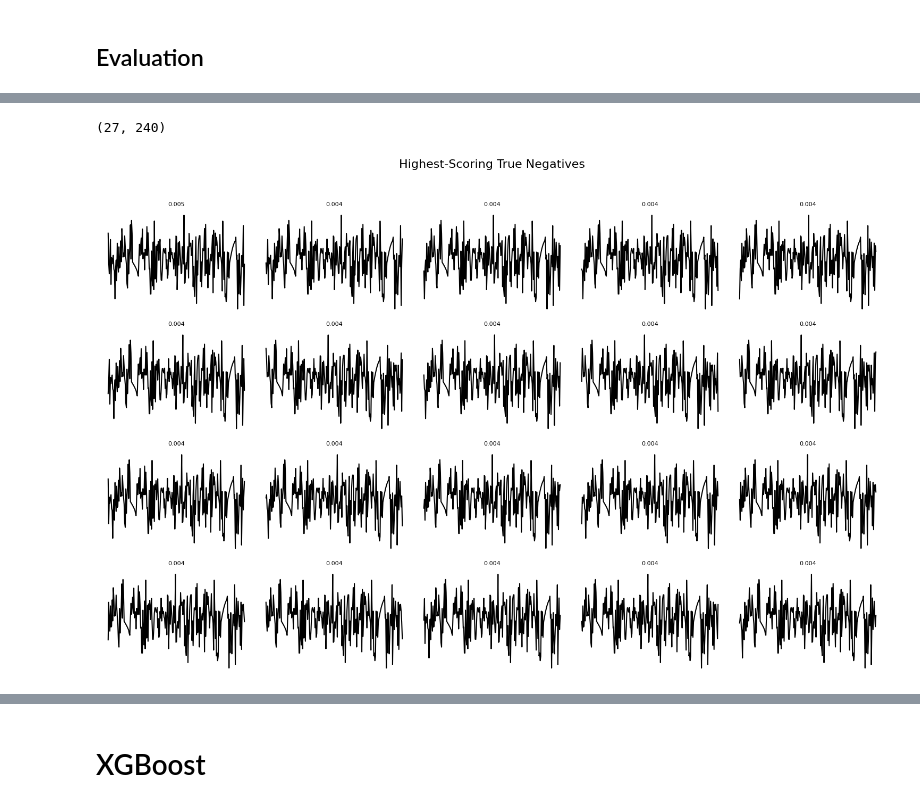
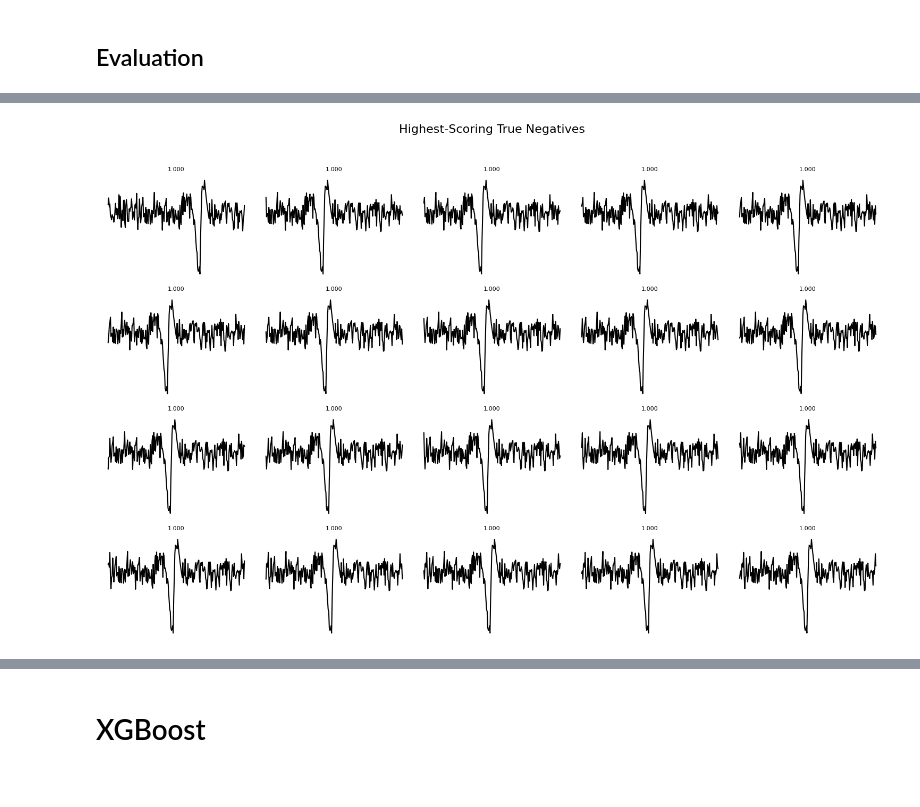
Before and after one commit to sfremy/astro_tools, a Jupyter notebook: prefold_automated.ipynb, the cells around one changed output, grey strips where cells are left out. Cells and saved outputs as stored; diff of their text form; code cells hidden in the pictures.

```diff
--- a/prefold_automated.ipynb
+++ b/prefold_automated.ipynb
@@ -519,20 +729,20 @@ k1647 = np.array([-3.0018, 1104.9510, 1109.2612]) + 167 # BJD - 2455000
 # Numerical values for Kepler-16 were not provided.
 # Dynamical model indicates 3 transits for Kepler-34 and 4 for Kepler-35, but this is neither confirmed nor complete.
 
-time_dict = {12351927: k413,
-             9632895: k453, # Check secondary eclipse
-             4862625: k64, # Incomplete
-             6504534: k1661, #PROBLEM - Convolution
-             6762829: k38, # Incomplete
-             10020423: k47,
-             5473556: k1647} #PROBLEM - Convolution
+time_dict = {12351927: k413, # Captured half of transits, weird irregularity at one segment break
+             9632895: k453, # Some noisy areas triggered it
+             4862625: k64, # Good except for some segment irregularities
+             6504534: k1661, # Good except for weird dip
+             6762829: k38, # Lost all, issue with broken segment
+             10020423: k47, # Recovered best 1/3 transits
+             5473556: k1647} # Good except for weird dip at start
 
 eb_df = pd.read_csv('keplerebs.villanova.edu', skiprows=7).drop_duplicates(subset=['#KIC'])
 
-kic = 5473556
+kic = 12351927
 
-t, f, ferr, p, t0_1 = download_lightcurve(kic)
-flux_corrected, flux_corrected_2 = mask_eclipses(t, p, f, t0_1, kind='linear')
+t, f, ferr, p = download_lightcurve(kic)
+flux_corrected, flux_corrected_2 = mask_eclipses(t, p, f, kind='linear')
 flat, trend = wotan_detrend_chunks(
     t,
     flux_corrected_2,
@@ -650,55 +876,44 @@ plt.show()
 # Flatten to 1D array
 false_pred_flat = false_pred.ravel()
 
-# Step 1: Threshold for top 0.1%
-threshold = np.percentile(false_pred_flat, 99.9)
-mask = false_pred_flat > threshold  # shape (n,)
-
-# Step 2: Get scores and segments above threshold
-high_scores = false_pred_flat[mask]
-high_segments = tn_array[mask]
-times_segments = t_segments[mask]
-
 # Step 3: Sort by score (descending)
-sorted_indices = np.argsort(-high_scores)  # negative for descending
-sorted_scores = high_scores[sorted_indices]
-sorted_segments = high_segments[sorted_indices]
-sorted_times = times_segments[sorted_indices]
+sorted_indices = np.argsort(-false_pred_flat)  # negative for descending
+sorted_scores = false_pred_flat[sorted_indices]
+sorted_segments = tn_array[sorted_indices]
+sorted_times = t_segments[sorted_indices]
 
 def plot_light_curve_grid(segments, scores=None, n_cols=5, figsize=(15, 10), title="Top Negative Samples"):
     """
     Plot a grid of 1D light curve segments.
 
     Parameters:
         segments : 2D array of shape (n_samples, segment_len)
         scores : Optional 1D array of predicted scores for labeling (default None)
         n_cols : Number of columns in the grid
         figsize : Size of the full figure
         title : Overall title for the grid
     """
     n_samples = segments.shape[0]
     n_rows = (n_samples + n_cols - 1) // n_cols
 
     fig, axes = plt.subplots(n_rows, n_cols, figsize=figsize, sharex=True, sharey=True)
     axes = axes.flatten()
 
     for i in range(n_rows * n_cols):
         ax = axes[i]
         if i < n_samples:
             ax.plot(segments[i], color='black')
             if scores is not None:
                 ax.set_title(f"{scores[i]:.3f}", fontsize=8)
         ax.axis('off')
 
     plt.suptitle(title, fontsize=16)
     plt.tight_layout(rect=[0, 0, 1, 0.95])
     plt.show()
 
-print(times_segments.shape)
 plot_light_curve_grid(sorted_segments[:20], scores=sorted_scores[:20], title="Highest-Scoring True Negatives")
 # %% [output]
-(27, 240)
-[figure, old version]
+[figure, new version]
 # %%
 n_sample = 1
 
```
Also changed, not shown: parts of 18 cells of this notebook.
